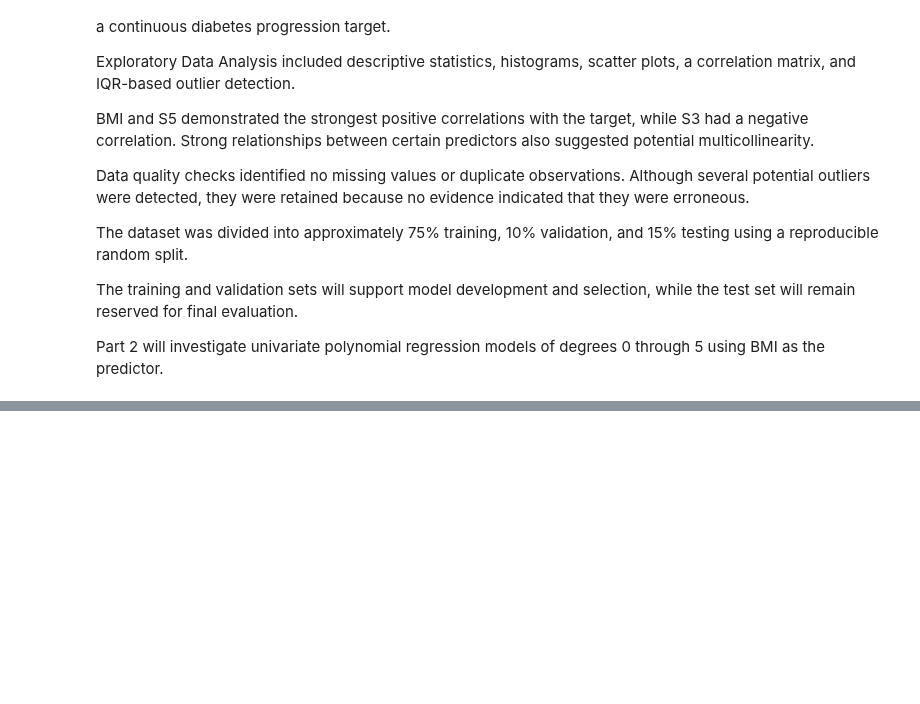
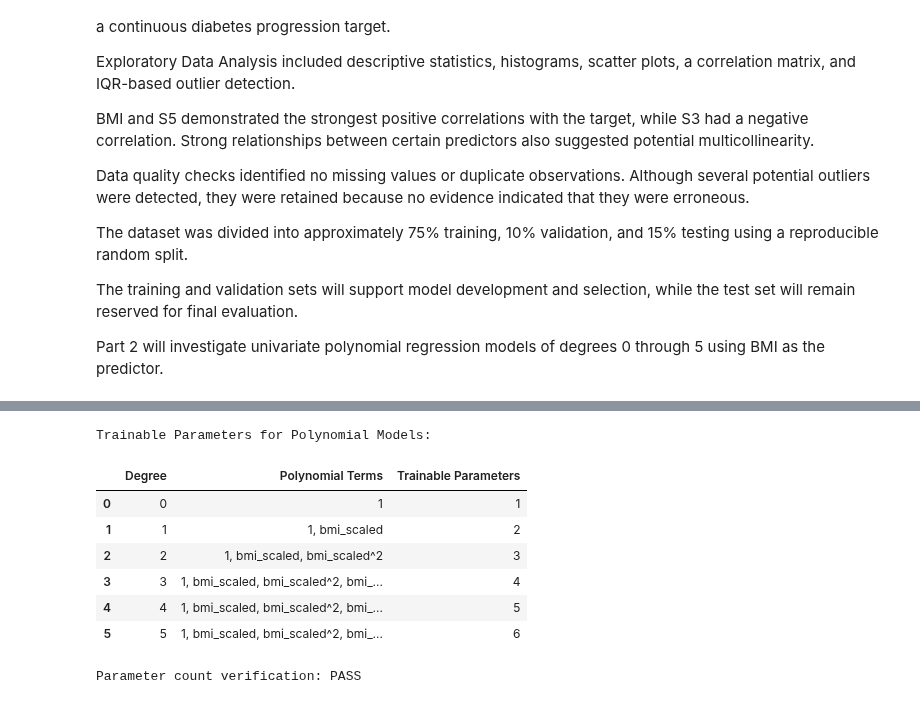
Before and after one commit to UbaidUllah777/PracticalLab2_DiabetesRegression, a Jupyter notebook: PracticalLab2_DiabetesRegression.ipynb, the cells around one changed output, grey strips where cells are left out. Drawn from its saved outputs; the diff is of its cells as text; code cells hidden in the pictures; blank space fills up the shorter version.

```diff
--- a/PracticalLab2_DiabetesRegression.ipynb
+++ b/PracticalLab2_DiabetesRegression.ipynb
@@ -706,0 +1066,24 @@ Part 2 will investigate univariate polynomial regression models of degrees 0 thr
+# %%
+# Display polynomial terms and trainable parameter counts
+parameter_table = poly_models.parameter_summary()
+
+print("Trainable Parameters for Polynomial Models:")
+display(parameter_table)
+
+# Verify expected counts
+assert all(
+    parameter_table["Trainable Parameters"]
+    == parameter_table["Degree"] + 1
+)
+
+print("\nParameter count verification: PASS")
+# %% [output]
+Trainable Parameters for Polynomial Models:
+|  | Degree | Polynomial Terms | Trainable Parameters |
+| 0 | 0 | 1 | 1 |
+| 1 | 1 | 1, bmi_scaled | 2 |
+| 2 | 2 | 1, bmi_scaled, bmi_scaled^2 | 3 |
+| 3 | 3 | 1, bmi_scaled, bmi_scaled^2, bmi_... | 4 |
+| 4 | 4 | 1, bmi_scaled, bmi_scaled^2, bmi_... | 5 |
+| 5 | 5 | 1, bmi_scaled, bmi_scaled^2, bmi_... | 6 |
+Parameter count verification: PASS
```
Also changed, not shown: parts of 21 cells of this notebook, 1 other file.
